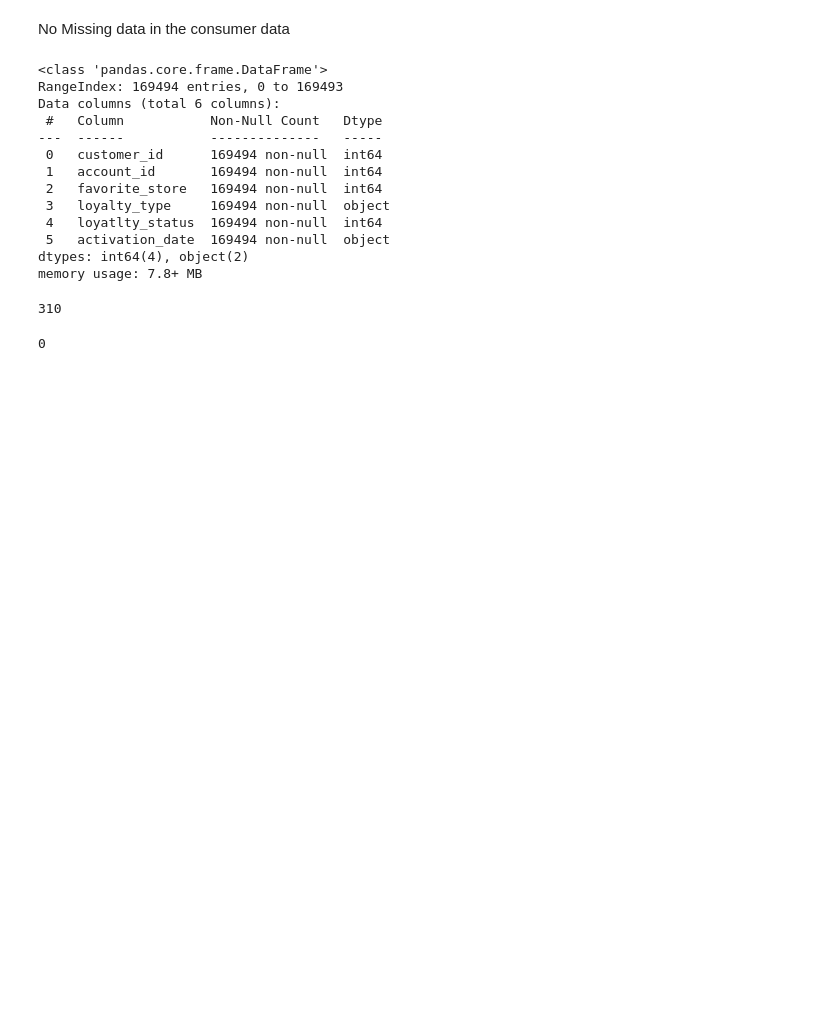
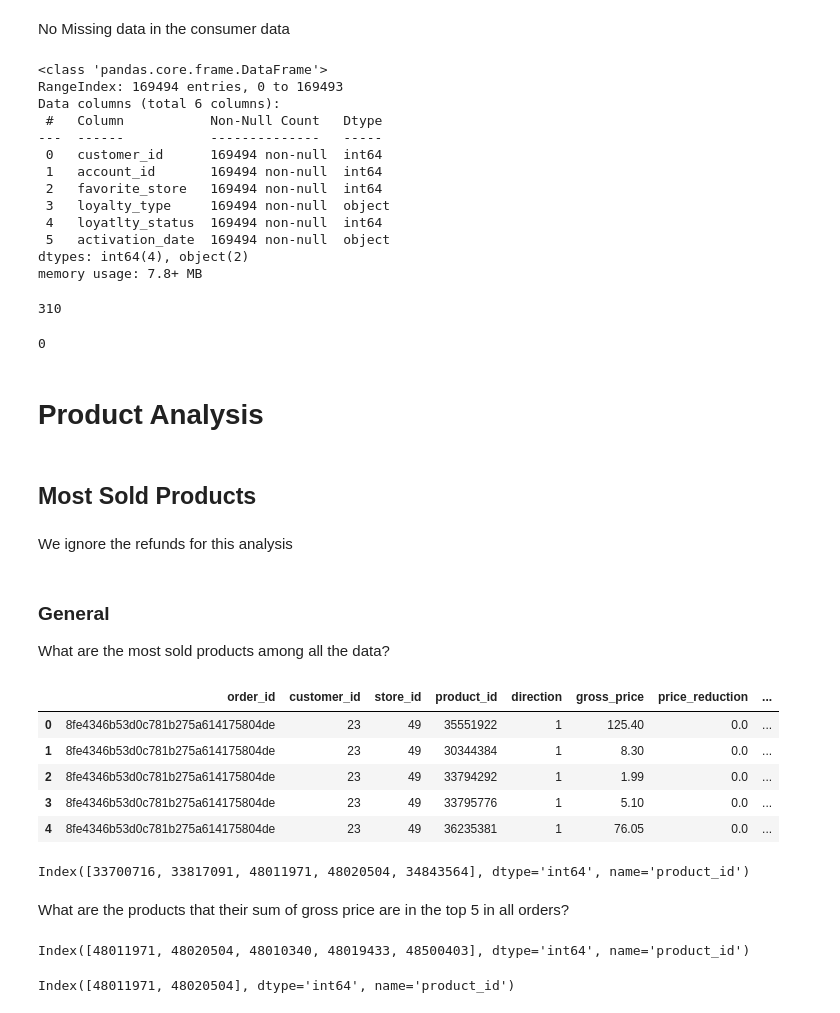
Before and after one commit to khalilvandian/Marketing-Analysis-unimib, a Jupyter notebook: EDA_BasicDatasetProperties.ipynb, the cells around one changed output. Cells and saved outputs as stored; diff of their text form; code cells hidden in the pictures; blank space fills up the shorter version.

```diff
--- a/EDA_BasicDatasetProperties.ipynb
+++ b/EDA_BasicDatasetProperties.ipynb
@@ -214,3 +359,9 @@ customer_accounts_data['customer_id'].duplicated().sum()
 customer_accounts_data[['customer_id', 'account_id']].duplicated().sum()
 # %% [output]
 0
+# %% [markdown]
+# Product Analysis
+# %% [markdown]
+## Most Sold Products
+# %% [markdown]
+We ignore the refunds for this analysis
@@ -216,0 +370,28 @@ customer_accounts_data[['customer_id', 'account_id']].duplicated().sum()
+# %% [markdown]
+### General
+What are the most sold products among all the data?
+# %%
+data.head()
+# %% [output]
+|  | order_id | customer_id | store_id | product_id | direction | gross_price | price_reduction | ... |
+| 0 | 8fe4346b53d0c781b275a614175804de | 23 | 49 | 35551922 | 1 | 125.40 | 0.0 | ... |
+| 1 | 8fe4346b53d0c781b275a614175804de | 23 | 49 | 30344384 | 1 | 8.30 | 0.0 | ... |
+| 2 | 8fe4346b53d0c781b275a614175804de | 23 | 49 | 33794292 | 1 | 1.99 | 0.0 | ... |
+| 3 | 8fe4346b53d0c781b275a614175804de | 23 | 49 | 33795776 | 1 | 5.10 | 0.0 | ... |
+| 4 | 8fe4346b53d0c781b275a614175804de | 23 | 49 | 36235381 | 1 | 76.05 | 0.0 | ... |
+# %%
+top_sold_products_general = data.groupby('product_id').size().sort_values(ascending=False).head().index
+top_sold_products_general
+# %% [output]
+Index([33700716, 33817091, 48011971, 48020504, 34843564], dtype='int64', name='product_id')
+# %% [markdown]
+What are the products that their sum of gross price are in the top 5 in all orders?
+# %%
+top_sold_high_gross_products_general = data.groupby('product_id')['gross_price'].sum().sort_values(ascending=False).head().index
+top_sold_high_gross_products_general
+# %% [output]
+Index([48011971, 48020504, 48010340, 48019433, 48500403], dtype='int64', name='product_id')
+# %%
+top_sold_products_general.intersection(top_sold_high_gross_products_general)
+# %% [output]
+Index([48011971, 48020504], dtype='int64', name='product_id')
```
Also changed, not shown: parts of 23 cells of this notebook.
